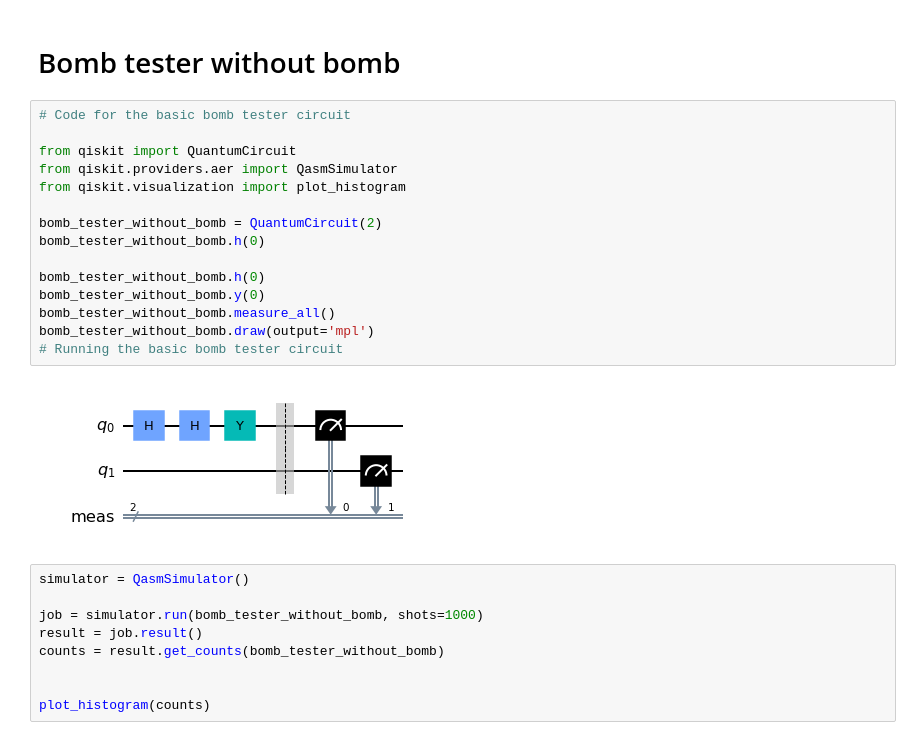
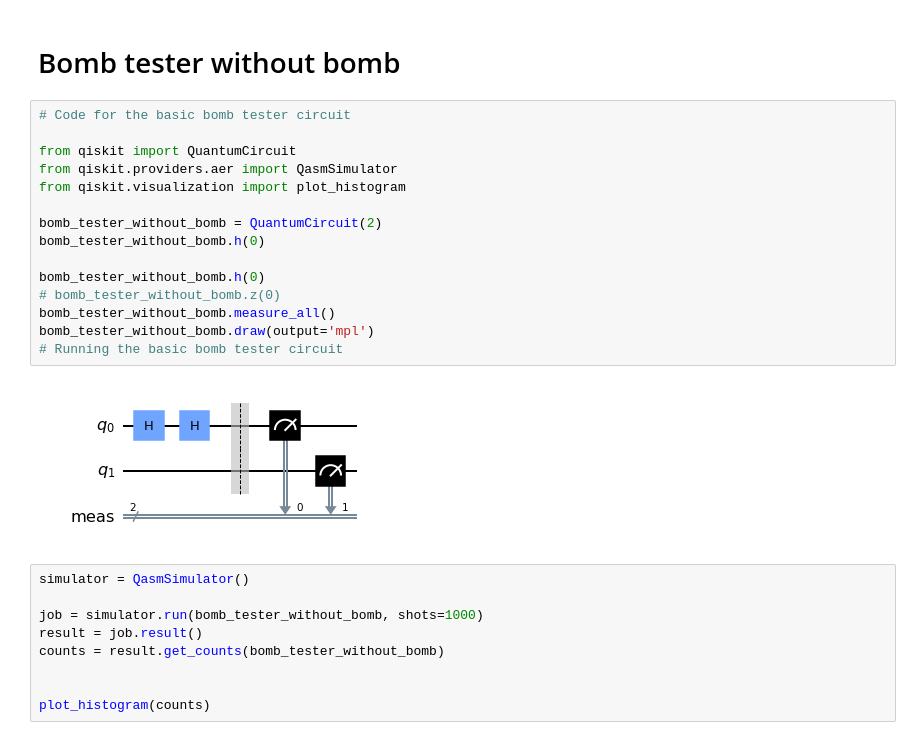
Before and after one commit to FreddyTF/QuantumBiscuit, a Jupyter notebook: InitialNotebook-Copy1.ipynb, the cells around one changed output. Cells and saved outputs as stored; diff of their text form.

```diff
--- a/InitialNotebook-Copy1.ipynb
+++ b/InitialNotebook-Copy1.ipynb
@@ -47,20 +60,20 @@ plot_histogram(counts)
 # %%
 # Code for the basic bomb tester circuit
 
 from qiskit import QuantumCircuit
 from qiskit.providers.aer import QasmSimulator
 from qiskit.visualization import plot_histogram
 
 bomb_tester_without_bomb = QuantumCircuit(2)
 bomb_tester_without_bomb.h(0)
 
 bomb_tester_without_bomb.h(0)
-bomb_tester_without_bomb.y(0)
+# bomb_tester_without_bomb.z(0)
 bomb_tester_without_bomb.measure_all()
 bomb_tester_without_bomb.draw(output='mpl')
 # Running the basic bomb tester circuit
 # %% [output]
-[figure, old version]
+[figure, new version]
 # %%
 simulator = QasmSimulator()
 
```
Also changed, not shown: parts of 5 cells of this notebook, 4 other files.
